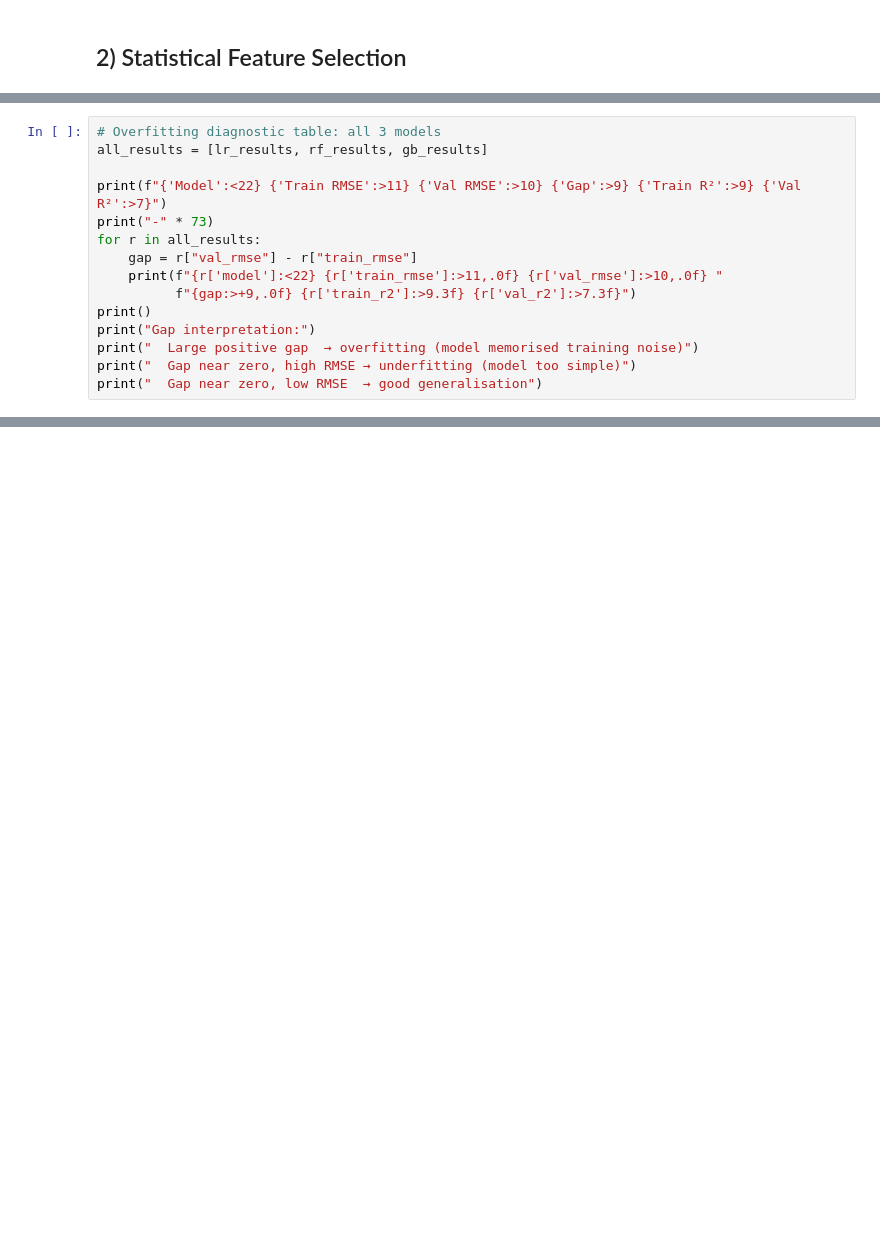
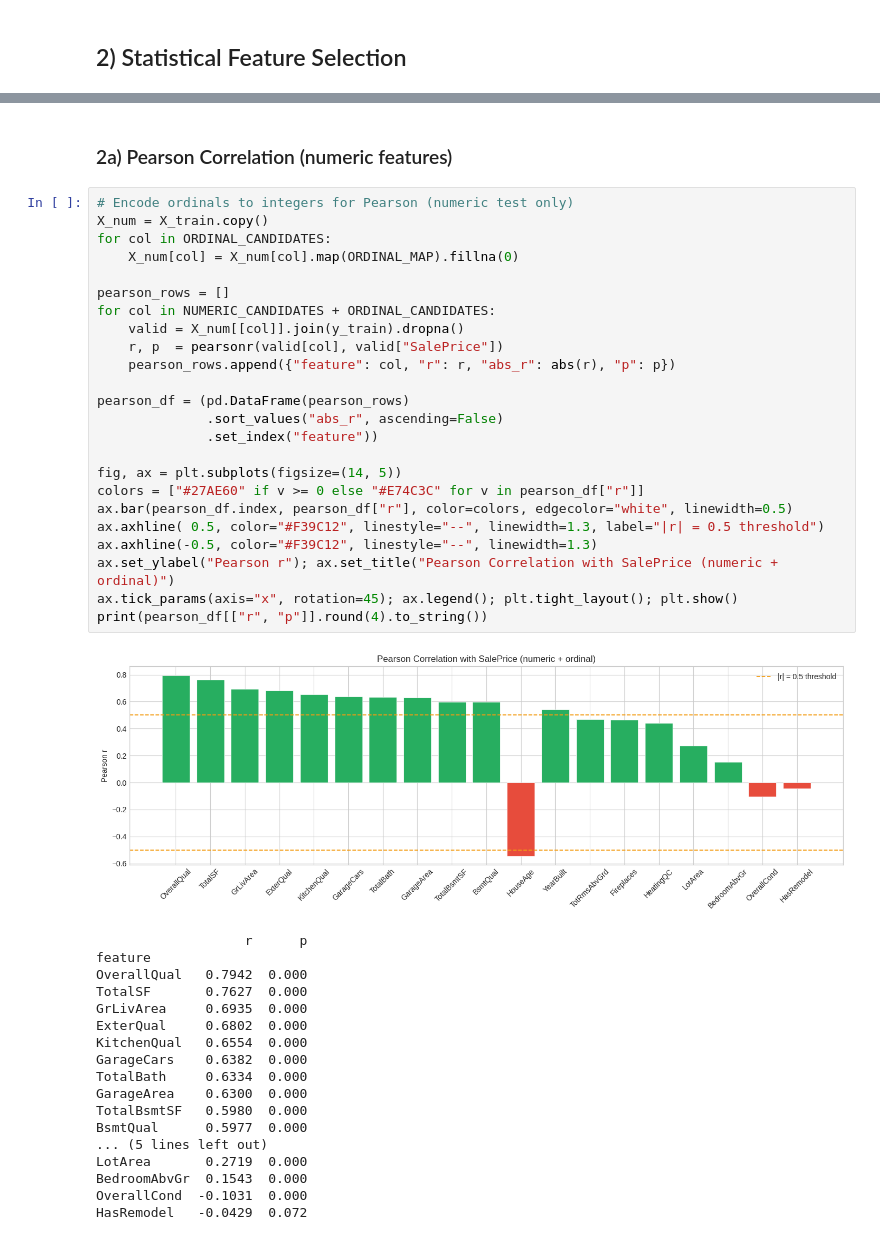
Before and after one commit to alimsaleh1212-create/AI-Real-Estate-Agent, a Jupyter notebook: notebooks_temp/03_feature_selection_and_training.ipynb, the cells around one changed output, grey strips where cells are left out. Saved outputs shown, nothing was run; the diff lists cells and outputs as text; blank space fills up the shorter version.

```diff
--- a/notebooks_temp/03_feature_selection_and_training.ipynb
+++ b/notebooks_temp/03_feature_selection_and_training.ipynb
@@ -582,15 +186,0 @@ near-best val RMSE because it captures complex patterns RF misses.
-# %%
-# Overfitting diagnostic table: all 3 models
-all_results = [lr_results, rf_results, gb_results]
-
-print(f"{'Model':<22} {'Train RMSE':>11} {'Val RMSE':>10} {'Gap':>9} {'Train R²':>9} {'Val R²':>7}")
-print("-" * 73)
-for r in all_results:
-    gap = r["val_rmse"] - r["train_rmse"]
-    print(f"{r['model']:<22} {r['train_rmse']:>11,.0f} {r['val_rmse']:>10,.0f} "
-          f"{gap:>+9,.0f} {r['train_r2']:>9.3f} {r['val_r2']:>7.3f}")
-print()
-print("Gap interpretation:")
-print("  Large positive gap  → overfitting (model memorised training noise)")
-print("  Gap near zero, high RMSE → underfitting (model too simple)")
-print("  Gap near zero, low RMSE  → good generalisation")
@@ -1051,0 +187,45 @@ than during production deployment.
+# %% [markdown]
+### 2a) Pearson Correlation (numeric features)
+# %%
+# Encode ordinals to integers for Pearson (numeric test only)
+X_num = X_train.copy()
+for col in ORDINAL_CANDIDATES:
+    X_num[col] = X_num[col].map(ORDINAL_MAP).fillna(0)
+
+pearson_rows = []
+for col in NUMERIC_CANDIDATES + ORDINAL_CANDIDATES:
+    valid = X_num[[col]].join(y_train).dropna()
+    r, p  = pearsonr(valid[col], valid["SalePrice"])
+    pearson_rows.append({"feature": col, "r": r, "abs_r": abs(r), "p": p})
+
+pearson_df = (pd.DataFrame(pearson_rows)
+              .sort_values("abs_r", ascending=False)
+              .set_index("feature"))
+
+fig, ax = plt.subplots(figsize=(14, 5))
+colors = ["#27AE60" if v >= 0 else "#E74C3C" for v in pearson_df["r"]]
+ax.bar(pearson_df.index, pearson_df["r"], color=colors, edgecolor="white", linewidth=0.5)
+ax.axhline( 0.5, color="#F39C12", linestyle="--", linewidth=1.3, label="|r| = 0.5 threshold")
+ax.axhline(-0.5, color="#F39C12", linestyle="--", linewidth=1.3)
+ax.set_ylabel("Pearson r"); ax.set_title("Pearson Correlation with SalePrice (numeric + ordinal)")
+ax.tick_params(axis="x", rotation=45); ax.legend(); plt.tight_layout(); plt.show()
+print(pearson_df[["r", "p"]].round(4).to_string())
+# %% [output]
+[figure, added]
+                   r      p
+feature
+OverallQual   0.7942  0.000
+TotalSF       0.7627  0.000
+GrLivArea     0.6935  0.000
+ExterQual     0.6802  0.000
+KitchenQual   0.6554  0.000
+GarageCars    0.6382  0.000
+TotalBath     0.6334  0.000
+GarageArea    0.6300  0.000
+TotalBsmtSF   0.5980  0.000
+BsmtQual      0.5977  0.000
+... (5 lines left out)
+LotArea       0.2719  0.000
+BedroomAbvGr  0.1543  0.000
+OverallCond  -0.1031  0.000
+HasRemodel   -0.0429  0.072
```
Also changed, not shown: parts of 139 cells of this notebook, 2 other files.
